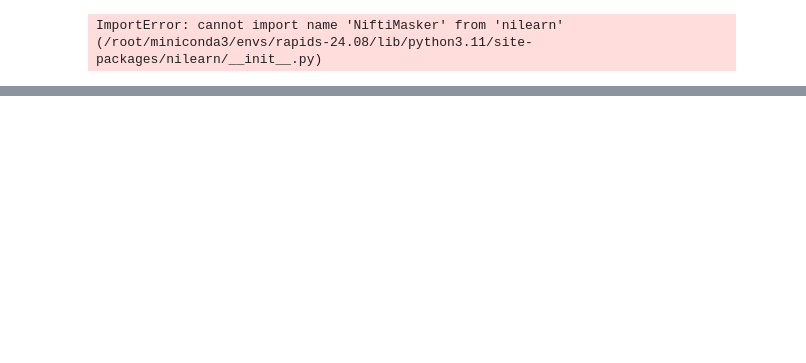
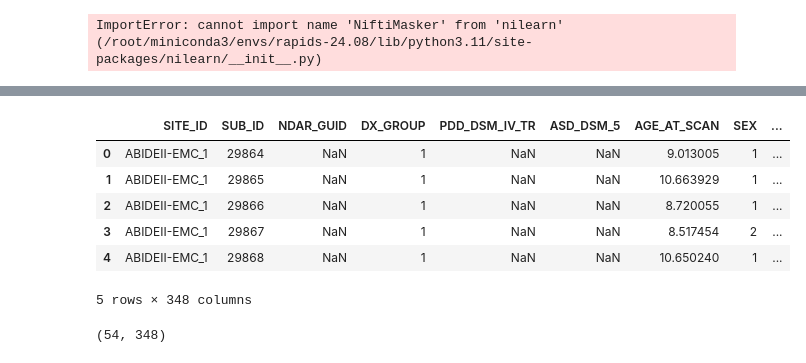
Before and after one commit to Kaushal22106045/Autism-Detection, a Jupyter notebook: notebook.ipynb, the cells around one changed output, grey strips where cells are left out. Saved outputs shown, nothing was run; the diff lists cells and outputs as text; code cells hidden in the pictures; blank space fills up the shorter version.

```diff
--- a/notebook.ipynb
+++ b/notebook.ipynb
@@ -100,0 +99,14 @@ time_series.ndim
+# %%
+table.head()
+# %% [output]
+|  | SITE_ID | SUB_ID | NDAR_GUID | DX_GROUP | PDD_DSM_IV_TR | ASD_DSM_5 | AGE_AT_SCAN | SEX | ... |
+| 0 | ABIDEII-EMC_1 | 29864 | NaN | 1 | NaN | NaN | 9.013005 | 1 | ... |
+| 1 | ABIDEII-EMC_1 | 29865 | NaN | 1 | NaN | NaN | 10.663929 | 1 | ... |
+| 2 | ABIDEII-EMC_1 | 29866 | NaN | 1 | NaN | NaN | 8.720055 | 1 | ... |
+| 3 | ABIDEII-EMC_1 | 29867 | NaN | 1 | NaN | NaN | 8.517454 | 2 | ... |
+| 4 | ABIDEII-EMC_1 | 29868 | NaN | 1 | NaN | NaN | 10.650240 | 1 | ... |
+5 rows × 348 columns
+# %%
+table.shape
+# %% [output]
+(54, 348)
```
Also changed, not shown: parts of 11 cells of this notebook, 6 other files.
